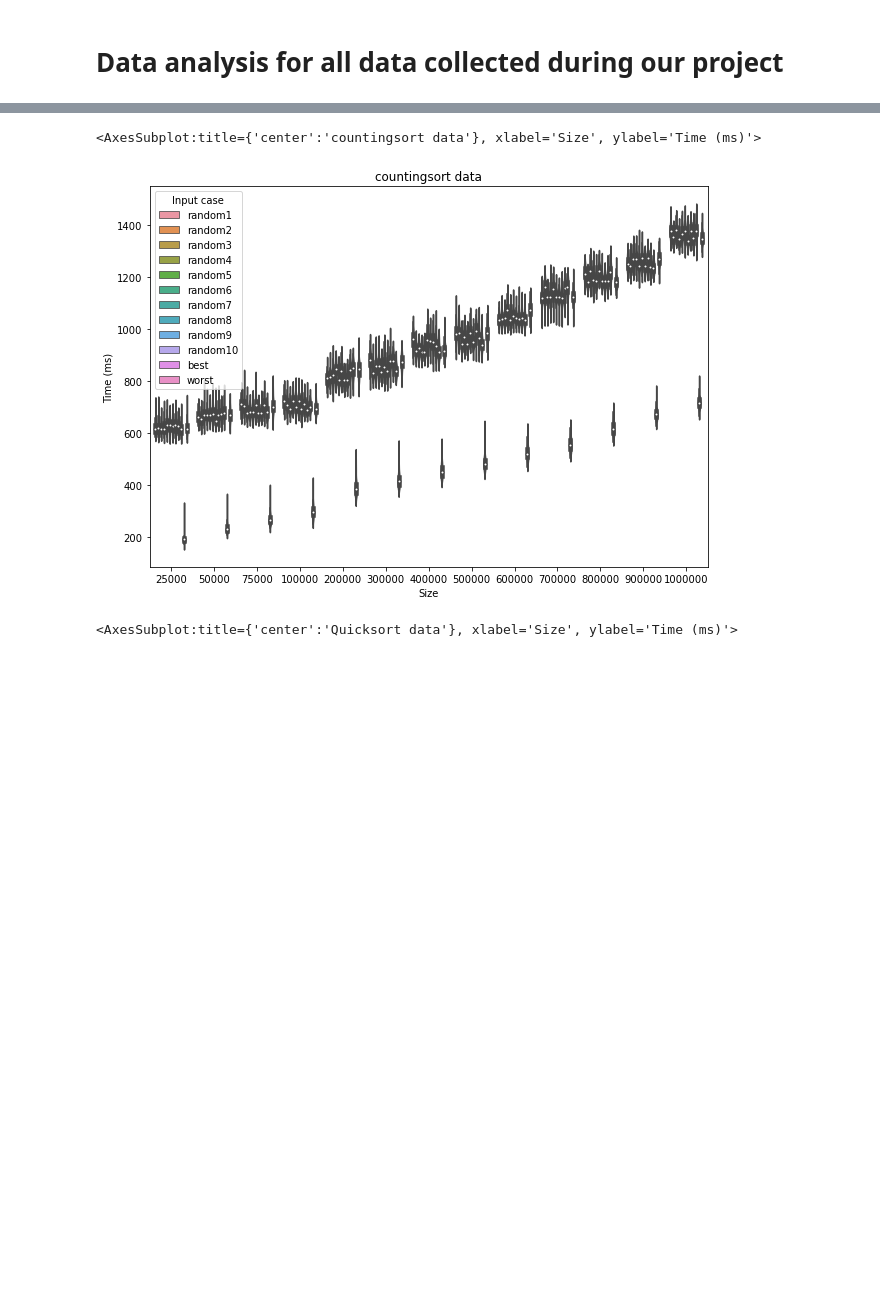
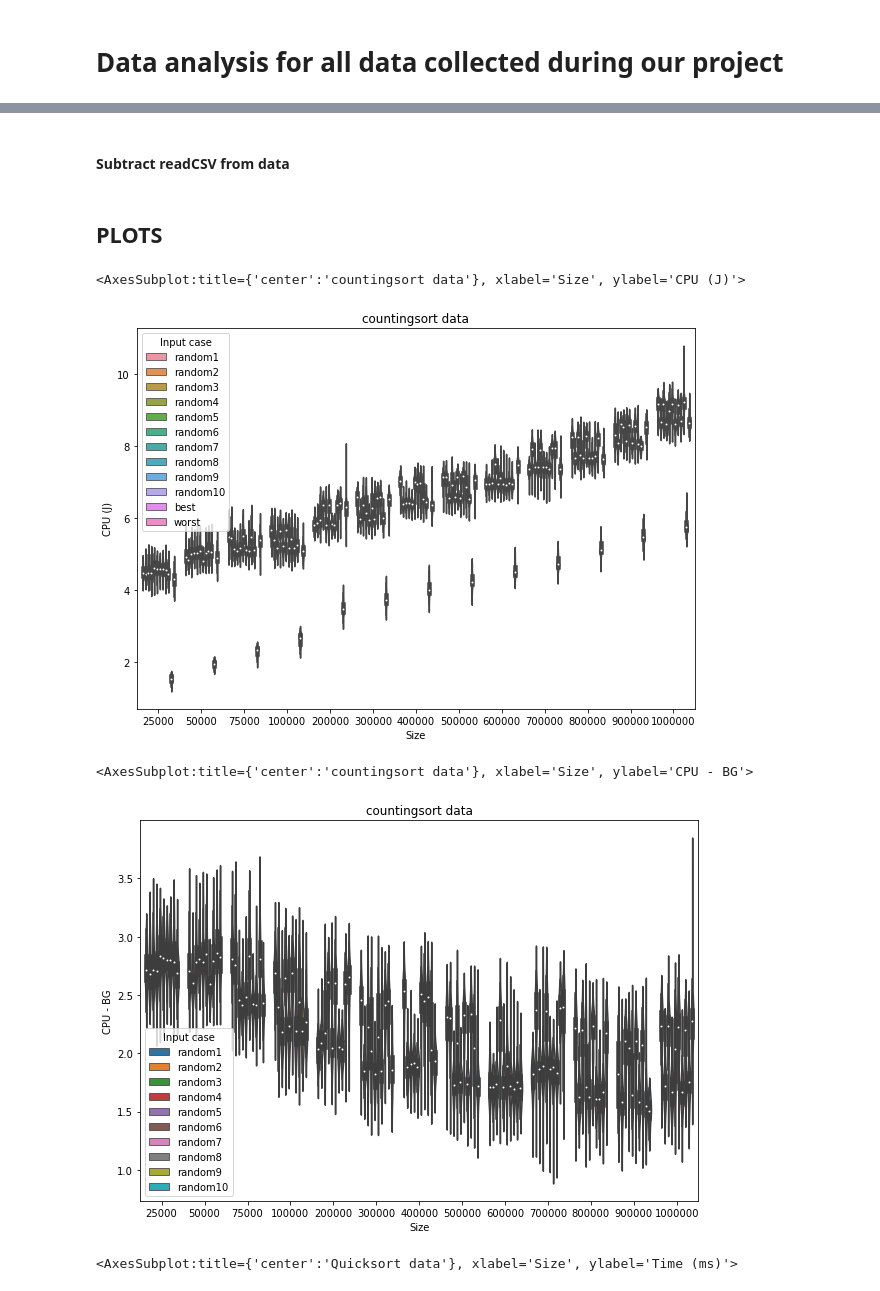
Before and after one commit to hrallil/RAPL_measurements, a Jupyter notebook: Java/FinalResults/DataAnalysis.ipynb, the cells around one changed output, grey strips where cells are left out. Drawn from its saved outputs; the diff is of its cells as text; code cells hidden in the pictures; blank space fills up the shorter version.

```diff
--- a/Java/FinalResults/DataAnalysis.ipynb
+++ b/Java/FinalResults/DataAnalysis.ipynb
@@ -119,0 +135,2 @@ dtype: int64
+# %% [markdown]
+#### Subtract readCSV from data
@@ -120,10 +163,17 @@ dtype: int64
+# %% [markdown]
+## PLOTS
 # %%
-sizes = [25000,50000,75000,100000,200000,300000,400000,500000,600000,700000,800000,900000,1000000]
-
 plt.figure(figsize=(10,7))
 plt.title("countingsort data")
-sns.violinplot(data = dfCounting, y = "Time (ms)", x = "Size", hue ="Input case")
+sns.violinplot(data = dfCounting, y = "CPU (J)", x = "Size", hue = "Input case")
 # %% [output]
-<AxesSubplot:title={'center':'countingsort data'}, xlabel='Size', ylabel='Time (ms)'>
+<AxesSubplot:title={'center':'countingsort data'}, xlabel='Size', ylabel='CPU (J)'>
-[figure, old version]
+[figure, new version]
+# %%
+plt.figure(figsize=(10,7))
+plt.title("countingsort data")
+sns.violinplot(data = dfCounting[dfCounting["Input case"]!="best"][dfCounting["Input case"]!="worst"], y = "CPU - BG", x = "Size", hue = "Input case")
+# %% [output]
+<AxesSubplot:title={'center':'countingsort data'}, xlabel='Size', ylabel='CPU - BG'>
+[figure, added]
 # %%
```
Also changed, not shown: parts of 11 cells of this notebook.
